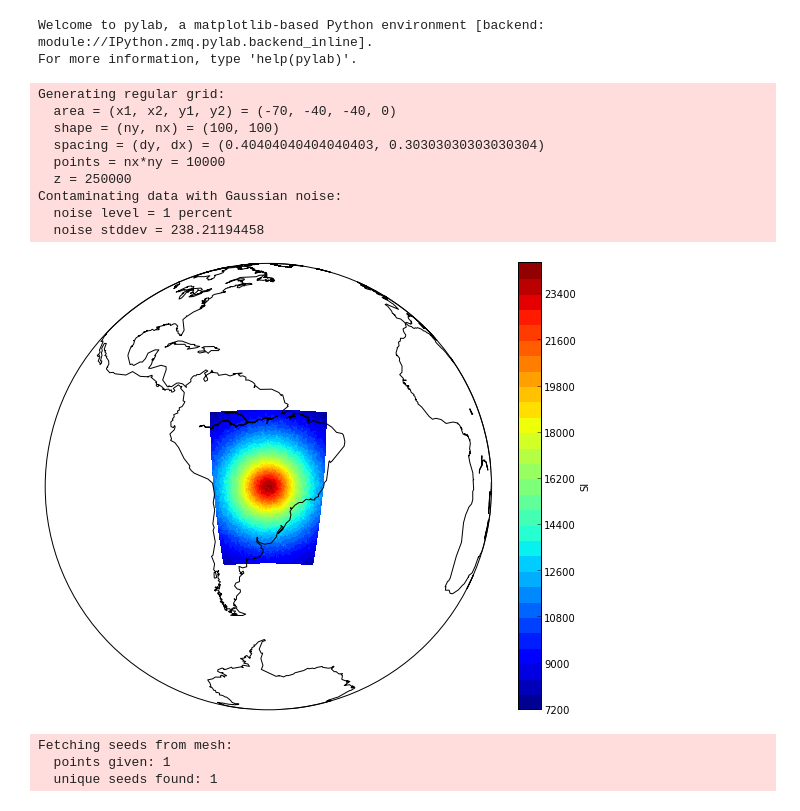
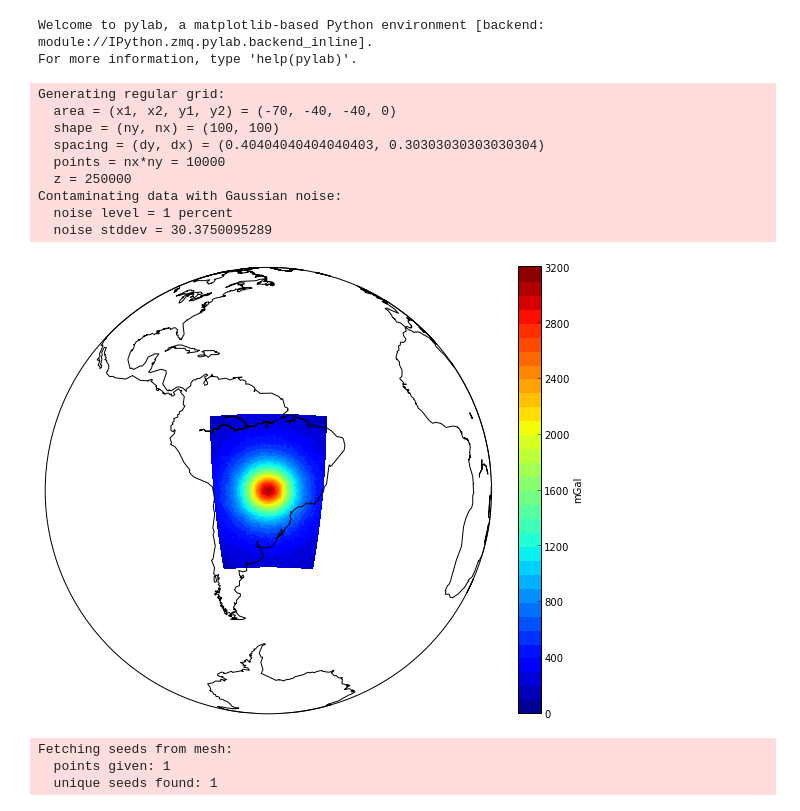
Before and after one commit to imclab/fatiando, a Jupyter notebook: usr/leo/harvester/gravmag_harvester_grav_tesseroid.ipynb, the cells around one changed output. Drawn from its saved outputs; the diff is of its cells as text; code cells hidden in the pictures.

Commit message:
Better results and plots in experimental notebook

```diff
--- a/usr/leo/harvester/gravmag_harvester_grav_tesseroid.ipynb
+++ b/usr/leo/harvester/gravmag_harvester_grav_tesseroid.ipynb
@@ -25,7 +26,7 @@ myv.show()
 bounds = [-70, -40, -40, 0, -30000, -3000000]
 shape = (100, 100)
 lons, lats, heights = gridder.regular(bounds[:4], shape, z=250000)
-pot = utils.contaminate(gravmag.tesseroid.potential(lons, lats, heights, model), 0.01, percent=True)
+gz = utils.contaminate(gravmag.tesseroid.gz(lons, lats, heights, model), 0.01, percent=True)
 # %% [output]
 Generating regular grid:
   area = (x1, x2, y1, y2) = (-70, -40, -40, 0)
@@ -35,17 +36,17 @@ Generating regular grid:
   z = 250000
 Contaminating data with Gaussian noise:
   noise level = 1 percent
-  noise stddev = 238.21194458
+  noise stddev = 30.3750095289
 # %%
 mpl.figure(figsize=(10, 8))
 bm = mpl.basemap(bounds[:4], 'ortho')
 bm.drawcoastlines()
 bm.drawmapboundary()
-mpl.contourf(lons, lats, pot, shape, 30, basemap=bm)
+mpl.contourf(lons, lats, gz, shape, 30, basemap=bm)
 cb = mpl.colorbar()
-cb.set_label('SI')
+cb.set_label('mGal')
 # %% [output]
-[figure, old version]
+[figure, new version]
 # %%
 mesh = mesher.TesseroidMesh(bounds, (20, 50, 50))
 # %%
```
Also changed, not shown: parts of 6 cells of this notebook.
